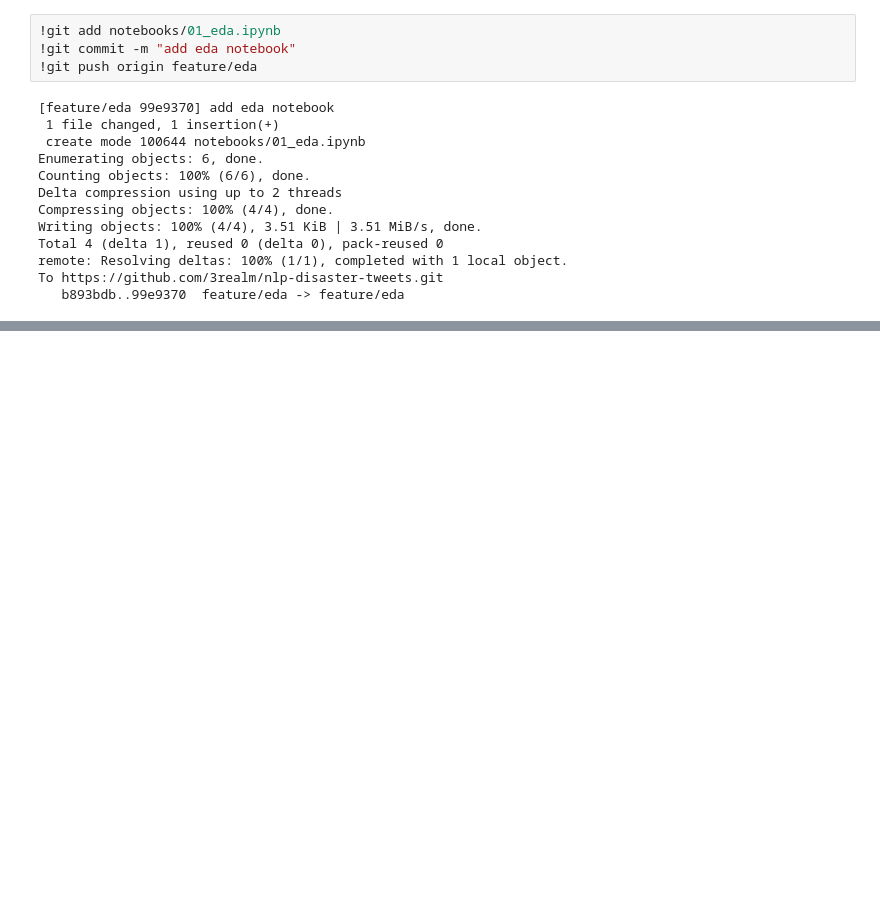
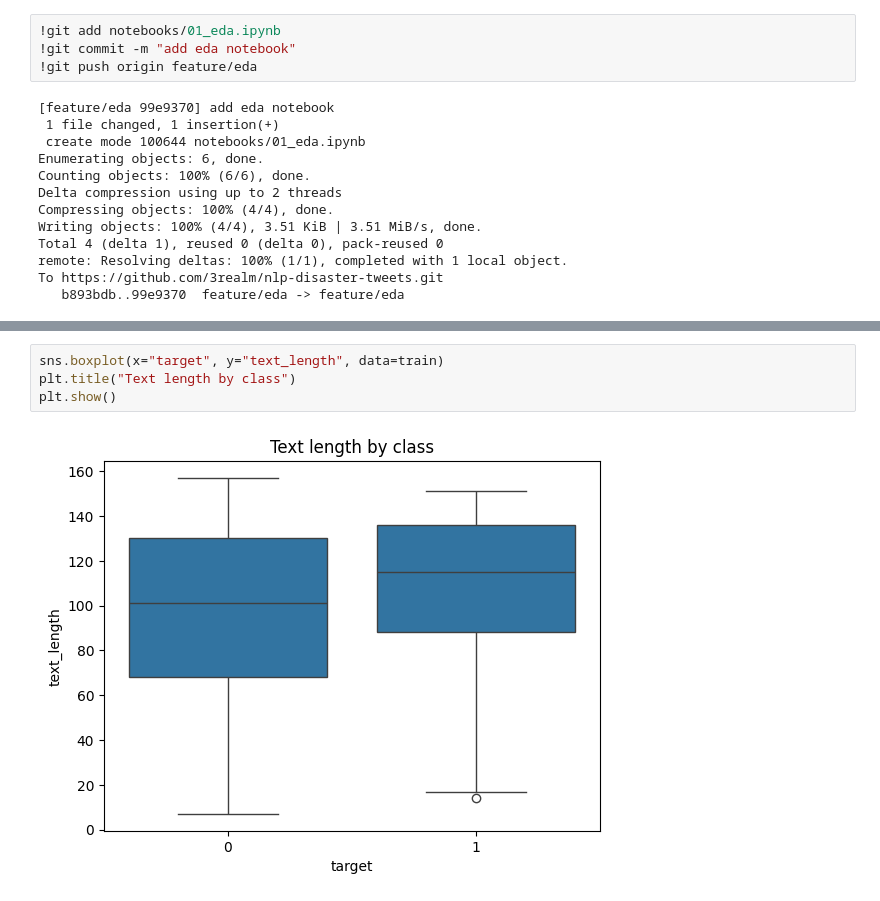
Before and after one commit to 3realm/nlp-disaster-tweets, a Jupyter notebook: notebooks/01_eda.ipynb, the cells around one changed output, grey strips where cells are left out. Drawn from its saved outputs; the diff is of its cells as text; blank space fills up the shorter version.

```diff
--- a/notebooks/01_eda.ipynb
+++ b/notebooks/01_eda.ipynb
@@ -180,0 +264,6 @@ To https://github.com/3realm/nlp-disaster-tweets.git
+# %%
+sns.boxplot(x="target", y="text_length", data=train)
+plt.title("Text length by class")
+plt.show()
+# %% [output]
+[figure, added]
```
Also changed, not shown: parts of 13 cells of this notebook.
